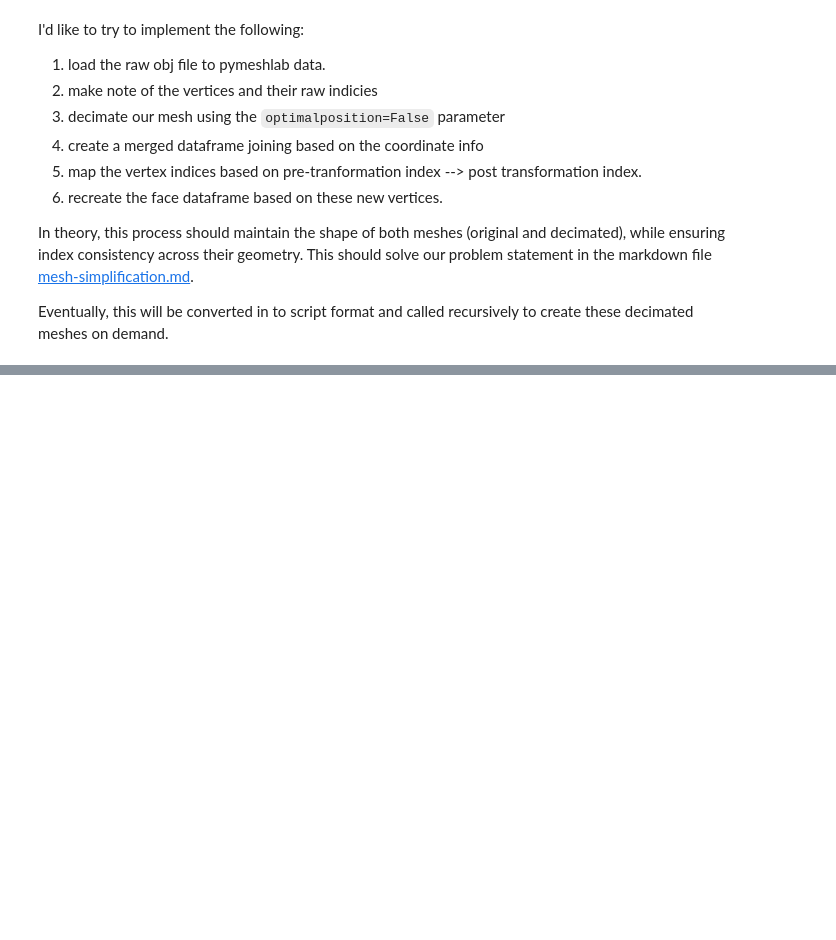
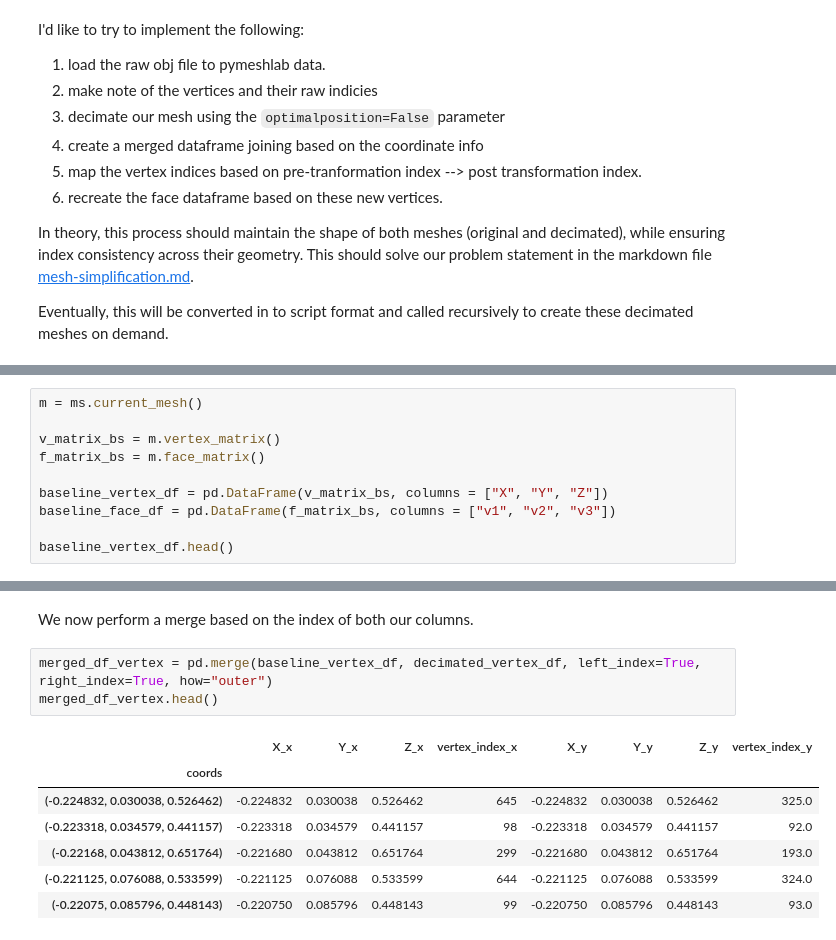
Before and after one commit to suryashch/3d_modelling, a Jupyter notebook: research/reducing-mesh-density/notebooks/mesh-simplification.ipynb, the cells around one changed output, grey strips where cells are left out. Cells and saved outputs as stored; diff of their text form; blank space fills up the shorter version.

```diff
--- a/research/reducing-mesh-density/notebooks/mesh-simplification.ipynb
+++ b/research/reducing-mesh-density/notebooks/mesh-simplification.ipynb
@@ -171,0 +177,10 @@ array([[366,  28,  30],
+# %%
+m = ms.current_mesh()
+
+v_matrix_bs = m.vertex_matrix()
+f_matrix_bs = m.face_matrix()
+
+baseline_vertex_df = pd.DataFrame(v_matrix_bs, columns = ["X", "Y", "Z"])
+baseline_face_df = pd.DataFrame(f_matrix_bs, columns = ["v1", "v2", "v3"])
+
+baseline_vertex_df.head()
@@ -171,0 +250,13 @@ array([[366,  28,  30],
+# %% [markdown]
+We now perform a merge based on the index of both our columns.
+# %%
+merged_df_vertex = pd.merge(baseline_vertex_df, decimated_vertex_df, left_index=True, right_index=True, how="outer")
+merged_df_vertex.head()
+# %% [output]
+|  | X_x | Y_x | Z_x | vertex_index_x | X_y | Y_y | Z_y | vertex_index_y |
+| coords |  |  |  |  |  |  |  |  |
+| (-0.224832, 0.030038, 0.526462) | -0.224832 | 0.030038 | 0.526462 | 645 | -0.224832 | 0.030038 | 0.526462 | 325.0 |
+| (-0.223318, 0.034579, 0.441157) | -0.223318 | 0.034579 | 0.441157 | 98 | -0.223318 | 0.034579 | 0.441157 | 92.0 |
+| (-0.22168, 0.043812, 0.651764) | -0.221680 | 0.043812 | 0.651764 | 299 | -0.221680 | 0.043812 | 0.651764 | 193.0 |
+| (-0.221125, 0.076088, 0.533599) | -0.221125 | 0.076088 | 0.533599 | 644 | -0.221125 | 0.076088 | 0.533599 | 324.0 |
+| (-0.22075, 0.085796, 0.448143) | -0.220750 | 0.085796 | 0.448143 | 99 | -0.220750 | 0.085796 | 0.448143 | 93.0 |
```
Also changed, not shown: parts of 38 cells of this notebook.
